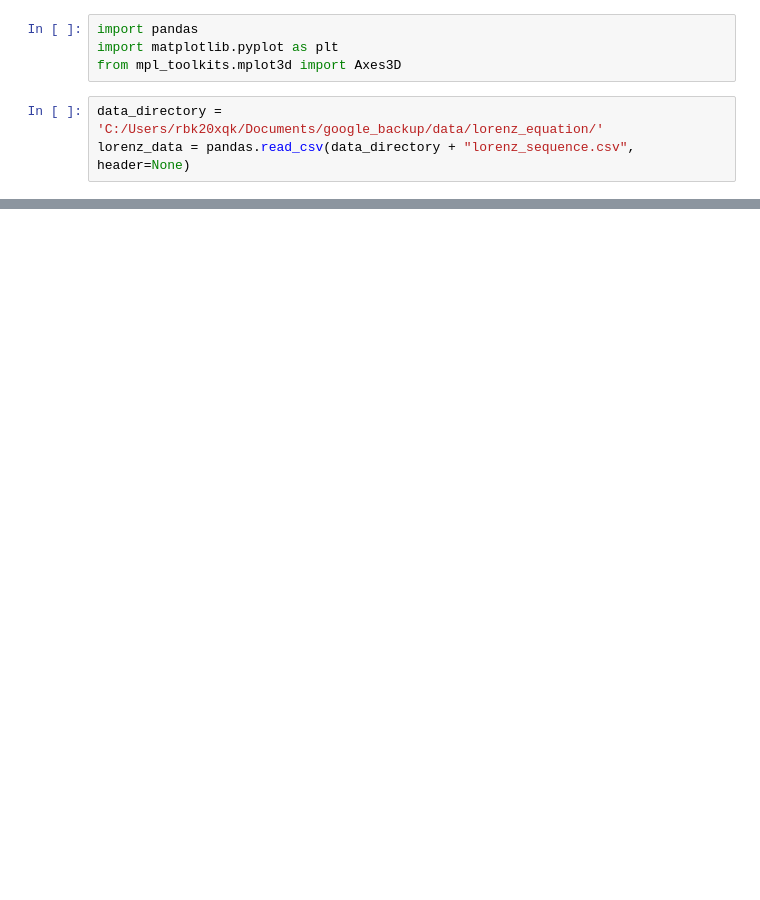
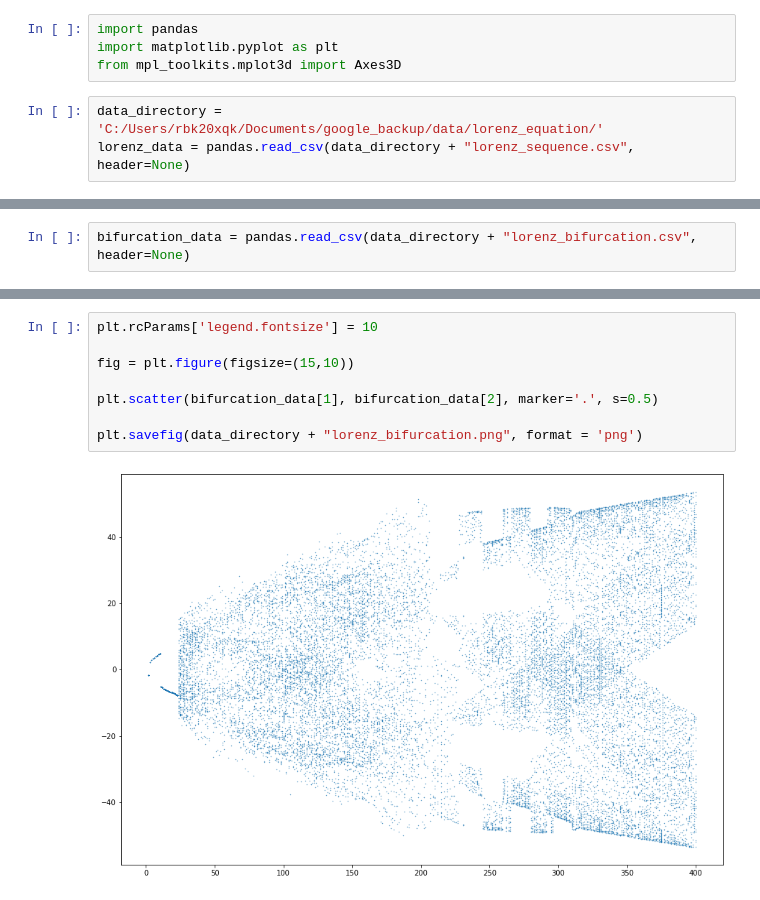
Before and after one commit to rlkennedyreid/bangor_repository, a Jupyter notebook: Python/lorenz_equation/lorenz_equations.ipynb, the cells around one changed output, grey strips where cells are left out. Cells and saved outputs as stored; diff of their text form; blank space fills up the shorter version.

Commit message:
Lorenze equation stuff, struggling to get bifurcation diagram

```diff
--- a/Python/lorenz_equation/lorenz_equations.ipynb
+++ b/Python/lorenz_equation/lorenz_equations.ipynb
@@ -41,0 +35,2 @@ plt.savefig(data_directory + "lorenz_attractor.png", format = 'png')
+# %%
+bifurcation_data = pandas.read_csv(data_directory + "lorenz_bifurcation.csv", header=None)
@@ -41,0 +53,10 @@ plt.savefig(data_directory + "lorenz_attractor.png", format = 'png')
+# %%
+plt.rcParams['legend.fontsize'] = 10
+
+fig = plt.figure(figsize=(15,10))
+
+plt.scatter(bifurcation_data[1], bifurcation_data[2], marker='.', s=0.5)
+
+plt.savefig(data_directory + "lorenz_bifurcation.png", format = 'png')
+# %% [output]
+[figure, added]
```
Also changed, not shown: parts of 3 cells of this notebook, 3 other files.
